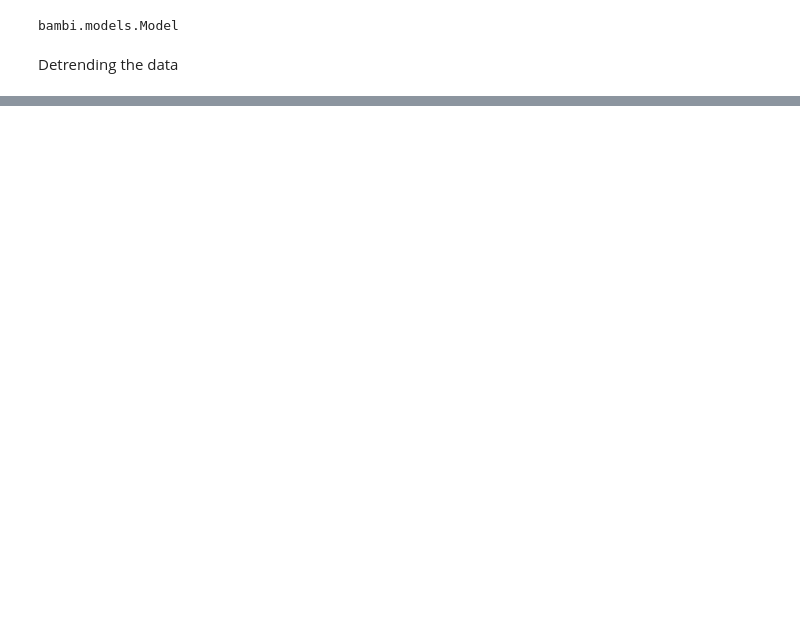
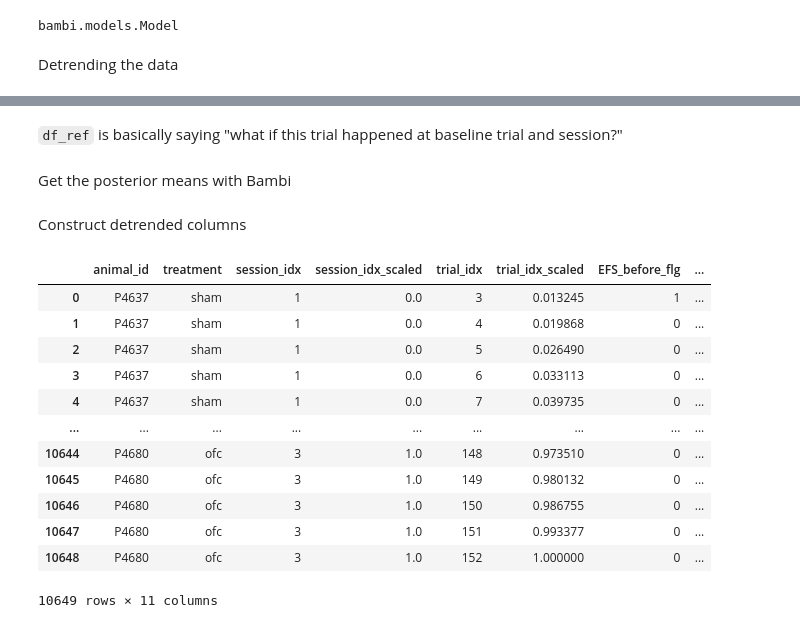
Before and after one commit to BenjoLiving/matching-pennies, a Jupyter notebook: matching_pennies/analysis/experiments/lesion_study_normal.ipynb, the cells around one changed output, grey strips where cells are left out. Cells and saved outputs as stored; diff of their text form; code cells hidden in the pictures; blank space fills up the shorter version.

Commit message:
More exp. data analysis

```diff
--- a/matching_pennies/analysis/experiments/lesion_study_normal.ipynb
+++ b/matching_pennies/analysis/experiments/lesion_study_normal.ipynb
@@ -738,2 +698,53 @@ KeyError: "No variable named 'EFS_before_flg_mu'. Variables on the dataset inclu
 # %%
-dir(idata.sample_stats)
+df_full = df.copy()
+
+# Reference: trial_idx_scaled = 0, session_idx_scaled = 0 for every row
+df_ref = df.copy()
+df_ref["trial_idx_scaled"] = 0.0
+df_ref["session_idx_scaled"] = 0.0
+# %% [markdown]
+`df_ref` is basically saying "what if this trial happened at baseline trial and session?"
+# %% [markdown]
+Get the posterior means with Bambi
+# %%
+# Full predictions (actual trial/session)
+p_full_da = detrend_model.predict(
+    idata=idata,
+    data=df_full,
+    kind="response_params",      # posterior of mean prob
+    inplace=False,
+)  # xarray DataArray with dims (chain, draw, obs)
+
+# Baseline predictions (trial=session=0)
+p_ref_da = detrend_model.predict(
+    idata=idata,
+    data=df_ref,
+    kind="response_params",
+    inplace=False,
+)
+# %%
+p_full_mean = p_full_da.posterior.mean(dim=("chain", "draw"))["p"]
+p_ref_mean = p_ref_da.posterior.mean(dim=("chain", "draw"))["p"]
+# %% [markdown]
+Construct detrended columns
+# %%
+df["p_full"] = p_full_mean
+df["p_base"] = p_ref_mean
+df["p_trend"] = df["p_full"] - df["p_base"]
+df["p_detrended"] = df["p_base"]
+# %%
+df
+# %% [output]
+|  | animal_id | treatment | session_idx | session_idx_scaled | trial_idx | trial_idx_scaled | EFS_before_flg | ... |
+| 0 | P4637 | sham | 1 | 0.0 | 3 | 0.013245 | 1 | ... |
+| 1 | P4637 | sham | 1 | 0.0 | 4 | 0.019868 | 0 | ... |
+| 2 | P4637 | sham | 1 | 0.0 | 5 | 0.026490 | 0 | ... |
+| 3 | P4637 | sham | 1 | 0.0 | 6 | 0.033113 | 0 | ... |
+| 4 | P4637 | sham | 1 | 0.0 | 7 | 0.039735 | 0 | ... |
+| ... | ... | ... | ... | ... | ... | ... | ... | ... |
+| 10644 | P4680 | ofc | 3 | 1.0 | 148 | 0.973510 | 0 | ... |
+| 10645 | P4680 | ofc | 3 | 1.0 | 149 | 0.980132 | 0 | ... |
+| 10646 | P4680 | ofc | 3 | 1.0 | 150 | 0.986755 | 0 | ... |
+| 10647 | P4680 | ofc | 3 | 1.0 | 151 | 0.993377 | 0 | ... |
+| 10648 | P4680 | ofc | 3 | 1.0 | 152 | 1.000000 | 0 | ... |
+10649 rows × 11 columns
```
Also changed, not shown: parts of 19 cells of this notebook, 3 other files.
